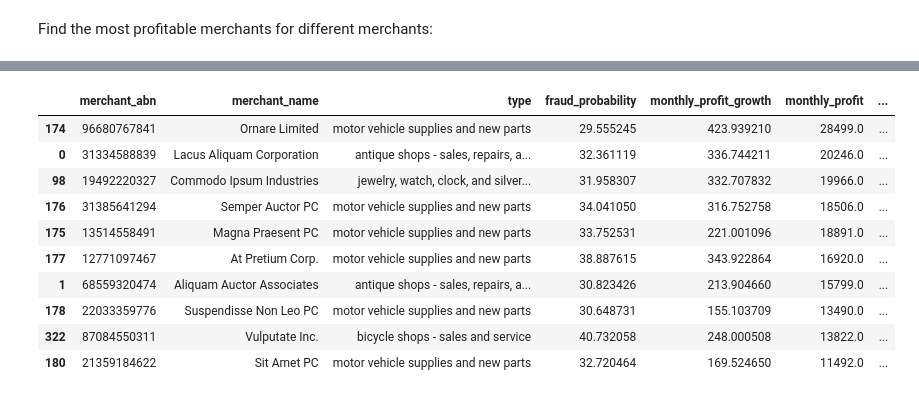
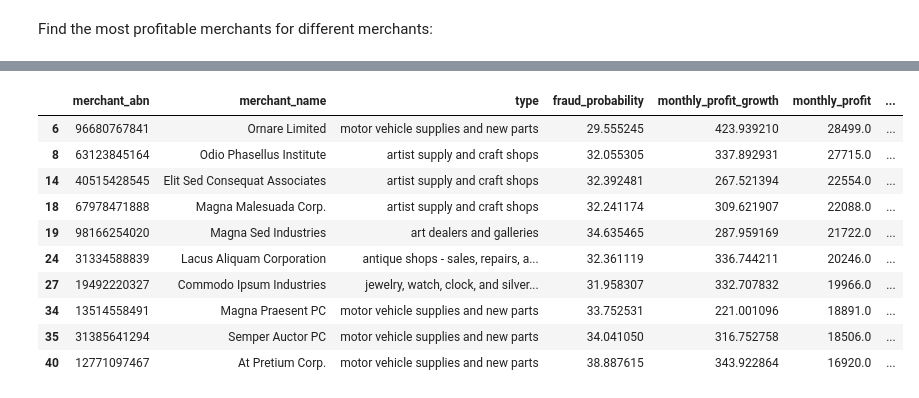
Before and after one commit to MAST30034-Applied-Data-Science/generic-buy-now-pay-later-project-group-33, a Jupyter notebook: notebooks/8.ranking system.ipynb, the cells around one changed output, grey strips where cells are left out. Saved outputs shown, nothing was run; the diff lists cells and outputs as text; code cells hidden in the pictures.

```diff
--- a/notebooks/8.ranking system.ipynb
+++ b/notebooks/8.ranking system.ipynb
@@ -7,6 +23,6 @@ merchant_growth_df = pd.read_csv("../data/curated/merchant_detail_with_monthly_g
 # %%
 merchant_detail = merchant_fraud_df.merge(merchant_growth_df, on = 'merchant_abn', how = 'inner')\
-                                    [['merchant_abn', 'merchant_name_x','type_x', 'fraud_probability', 'monthly_profit_growth', 'monthly_profit_x']]\
+                                    [['merchant_abn', 'merchant_name_x','type_x', 'fraud_probability', 'monthly_profit_growth', 'monthly_profit']]\
                                     .rename(columns = {'merchant_name_x':'merchant_name', 'monthly_profit_x':'monthly_profit', 'type_x' : 'type'})
 # %% [markdown]
 We aim to find the merchant with higher profit and better development potential, so in our ranking system, there are three variables: fraud probability, monthly profit growth and monthly profit.
@@ -104,15 +143,15 @@ Hobbies_df.head(10)
 # %%
-Luxury_df = get_segment(merchant_detail, Luxury).sort_values('estimated profit', ascending = False)
+Luxury_df = merchant_detail.loc[merchant_detail['type'].isin(Luxury)]
 Luxury_df.head(10)
 # %% [output]
 |  | merchant_abn | merchant_name | type | fraud_probability | monthly_profit_growth | monthly_profit | ... |
-| 174 | 96680767841 | Ornare Limited | motor vehicle supplies and new parts | 29.555245 | 423.939210 | 28499.0 | ... |
-| 0 | 31334588839 | Lacus Aliquam Corporation | antique shops - sales, repairs, a... | 32.361119 | 336.744211 | 20246.0 | ... |
-| 98 | 19492220327 | Commodo Ipsum Industries | jewelry, watch, clock, and silver... | 31.958307 | 332.707832 | 19966.0 | ... |
-| 176 | 31385641294 | Semper Auctor PC | motor vehicle supplies and new parts | 34.041050 | 316.752758 | 18506.0 | ... |
-| 175 | 13514558491 | Magna Praesent PC | motor vehicle supplies and new parts | 33.752531 | 221.001096 | 18891.0 | ... |
-| 177 | 12771097467 | At Pretium Corp. | motor vehicle supplies and new parts | 38.887615 | 343.922864 | 16920.0 | ... |
-| 1 | 68559320474 | Aliquam Auctor Associates | antique shops - sales, repairs, a... | 30.823426 | 213.904660 | 15799.0 | ... |
-| 178 | 22033359776 | Suspendisse Non Leo PC | motor vehicle supplies and new parts | 30.648731 | 155.103709 | 13490.0 | ... |
-| 322 | 87084550311 | Vulputate Inc. | bicycle shops - sales and service | 40.732058 | 248.000508 | 13822.0 | ... |
-| 180 | 21359184622 | Sit Amet PC | motor vehicle supplies and new parts | 32.720464 | 169.524650 | 11492.0 | ... |
+| 6 | 96680767841 | Ornare Limited | motor vehicle supplies and new parts | 29.555245 | 423.939210 | 28499.0 | ... |
+| 8 | 63123845164 | Odio Phasellus Institute | artist supply and craft shops | 32.055305 | 337.892931 | 27715.0 | ... |
+| 14 | 40515428545 | Elit Sed Consequat Associates | artist supply and craft shops | 32.392481 | 267.521394 | 22554.0 | ... |
+| 18 | 67978471888 | Magna Malesuada Corp. | artist supply and craft shops | 32.241174 | 309.621907 | 22088.0 | ... |
+| 19 | 98166254020 | Magna Sed Industries | art dealers and galleries | 34.635465 | 287.959169 | 21722.0 | ... |
+| 24 | 31334588839 | Lacus Aliquam Corporation | antique shops - sales, repairs, a... | 32.361119 | 336.744211 | 20246.0 | ... |
+| 27 | 19492220327 | Commodo Ipsum Industries | jewelry, watch, clock, and silver... | 31.958307 | 332.707832 | 19966.0 | ... |
+| 34 | 13514558491 | Magna Praesent PC | motor vehicle supplies and new parts | 33.752531 | 221.001096 | 18891.0 | ... |
+| 35 | 31385641294 | Semper Auctor PC | motor vehicle supplies and new parts | 34.041050 | 316.752758 | 18506.0 | ... |
+| 40 | 12771097467 | At Pretium Corp. | motor vehicle supplies and new parts | 38.887615 | 343.922864 | 16920.0 | ... |
```
Also changed, not shown: parts of 17 cells of this notebook, 8 other files.
